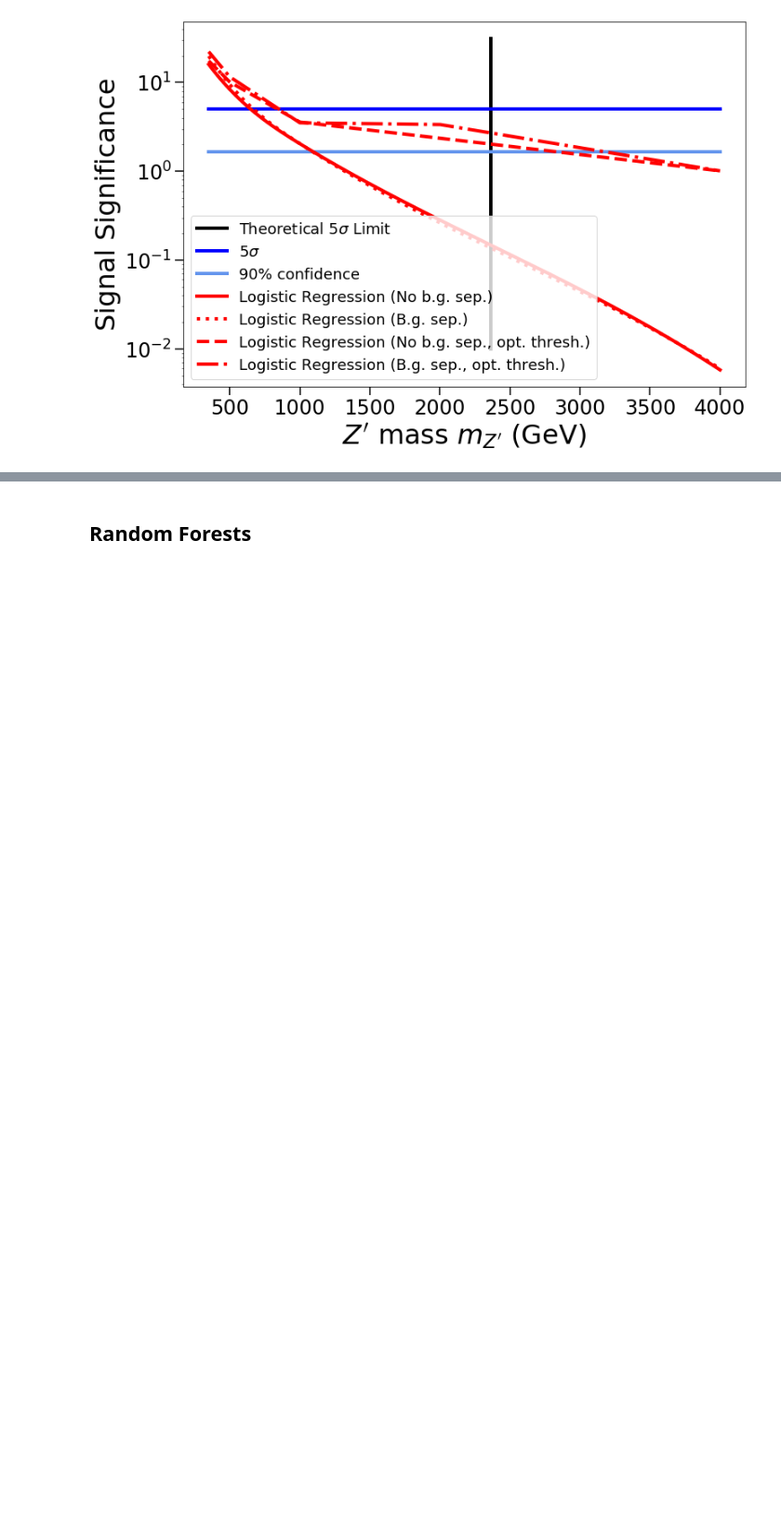
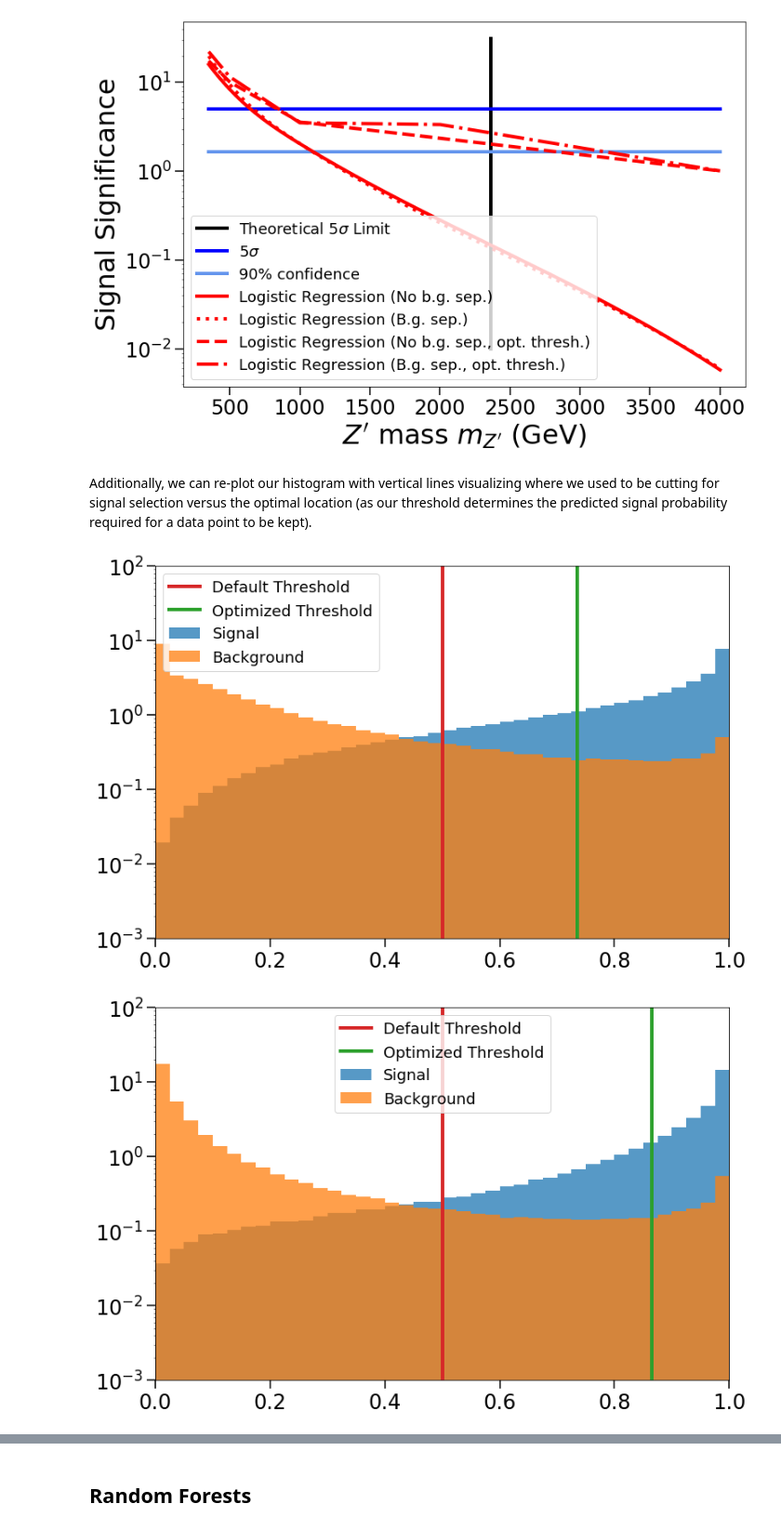
Before and after one commit to sheride/bcml4pheno, a Jupyter notebook: full_example.ipynb, the cells around one changed output, grey strips where cells are left out. Shown at 93% size. Drawn from its saved outputs; the diff is of its cells as text; code cells hidden in the pictures; blank space fills up the shorter version.

```diff
--- a/full_example.ipynb
+++ b/full_example.ipynb
@@ -18,6 +18,3 @@ filename_bgs = ['h', '4t', 'noh']
 signal_data = [import47Ddata(f'sig{mass}') for mass in filename_sig_masses]
 # %%
 background_data = [import47Ddata(f'bg{name}') for name in filename_bgs]
-# %%
-signal_data = [label_predictors(data, isSig=True) for data in signal_data]
-background_data = [label_predictors(data, isSig=False, bgType=-(i+1)) for i, data in enumerate(background_data)]
@@ -36 +23,13 @@ data = [[[train[:,:-1], np.where(train[:,-1]==1,np.ones_like(train[:,-1]),np.zer
+# %%
+from sklearn.model_selection import train_test_split
+data = []
+for sig_data in signal_data:
+    train_preds, test_preds, train_binary_labels, test_binary_labels, train_labels, test_labels = train_test_split(
+        np.concatenate([sig_data] + [bg_data[:int(len(sig_data)/3)] for bg_data in background_data]),
+        [1] * len(sig_data) + [0] * 3 * int(len(sig_data)/3),
+        [1] * len(sig_data) + [-1] * int(len(sig_data)/3) + [-2] * int(len(sig_data)/3) + [-3] * int(len(sig_data)/3),
+        test_size=0.25, random_state=42)
+    data.append([[train_preds, train_binary_labels, train_labels],
+                 [test_preds, test_binary_labels, test_labels]])
+del train_preds, test_preds, train_binary_labels, test_binary_labels, train_labels, test_labels
 # %% [markdown]
@@ -217,9 +216,3 @@ When passed a data point, a trained `bcml_model` assigns a signal probability. B
-# %%
-logreg_m350G_model = refresh_model(logreg_m350G_model)
-logreg_m500G_model = refresh_model(logreg_m500G_model)
-logreg_m1T_model = refresh_model(logreg_m1T_model)
-logreg_m2T_model = refresh_model(logreg_m2T_model)
-logreg_m4T_model = refresh_model(logreg_m4T_model)
 # %%
 logreg_models = [logreg_m350G_model, logreg_m500G_model, logreg_m1T_model, logreg_m2T_model, logreg_m4T_model]
 # %%
@@ -310,3 +303,22 @@ with plt.rc_context(get_settings()):
     plt.legend()
 # %% [output]
 [figure]
+# %% [markdown]
+Additionally, we can re-plot our histogram with vertical lines visualizing where we used to be cutting for signal selection versus the optimal location (as our threshold determines the predicted signal probability required for a data point to be kept).
+# %%
+background_names = ['Higgs', '4 Tops', 'No Higgs']
+with plt.rc_context(get_settings()):
+    for i, (model, result) in enumerate(zip(logreg_models, logreg_opt_results_sepbg)):
+        plt.figure(i)
+        bin_edges, sig_bins, bg_bins = model.predict_hist(data[i][1][0], data[i][1][1], num_bins=40, sepbg=False)
+        plt.bar(bin_edges[:-1], sig_bins, width=np.diff(bin_edges), alpha=0.75, align="edge", label="Signal")
+        plt.bar(bin_edges[:-1], bg_bins, width=np.diff(bin_edges), alpha=0.75, align="edge", label="Background")
+        plt.plot([0.5]*2, [10**-3, 10**2], label='Default Threshold', c='tab:red')
+        plt.plot([result[0]]*2, [10**-3, 10**2], label='Optimized Threshold', c='tab:green')
+        plt.yscale('log')
+        plt.gca().set_ylim(10**-3, 10**2)
+        plt.gca().set_xlim(0, 1)
+        plt.legend()
+# %% [output]
+[figure, added]
+[figure, added]
```
Also changed, not shown: parts of 70 cells of this notebook, 8 other files.
